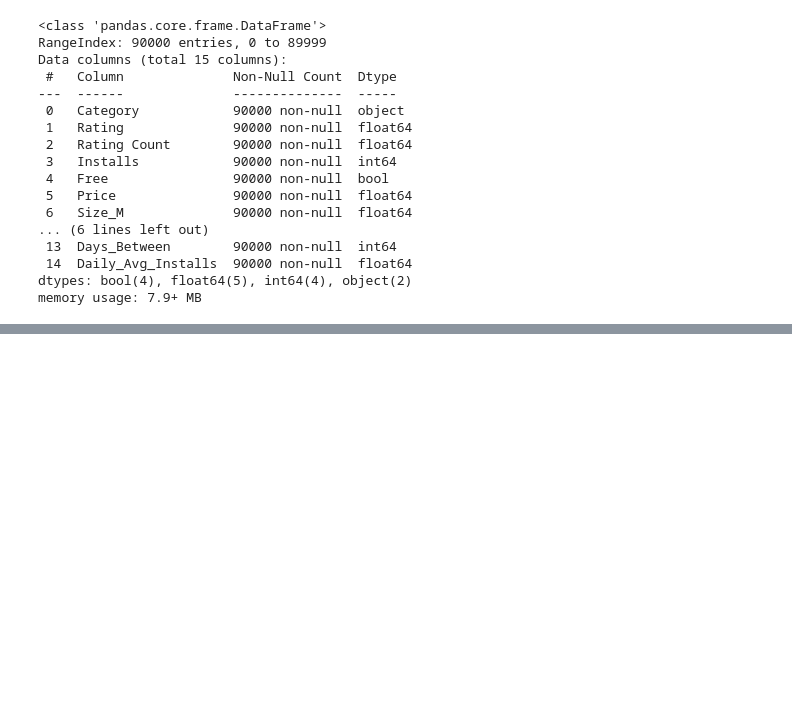
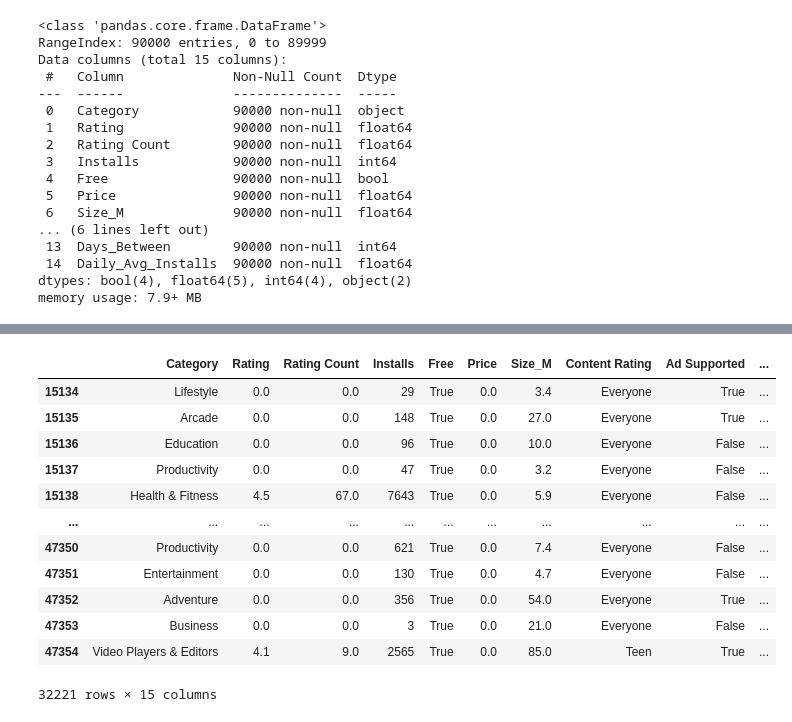
Before and after one commit to mostafa-fallaha/data-drift-simulation, a Jupyter notebook: new_data/new_data.ipynb, the cells around one changed output, grey strips where cells are left out. Saved outputs shown, nothing was run; the diff lists cells and outputs as text; code cells hidden in the pictures; blank space fills up the shorter version.

```diff
--- a/new_data/new_data.ipynb
+++ b/new_data/new_data.ipynb
@@ -83,0 +122,17 @@ df.to_csv(filepath, index=False)
+# %%
+df_B = df.loc[df['Released_Year'].isin([2018, 2019])]
+df_B
+# %% [output]
+|  | Category | Rating | Rating Count | Installs | Free | Price | Size_M | Content Rating | Ad Supported | ... |
+| 15134 | Lifestyle | 0.0 | 0.0 | 29 | True | 0.0 | 3.4 | Everyone | True | ... |
+| 15135 | Arcade | 0.0 | 0.0 | 148 | True | 0.0 | 27.0 | Everyone | True | ... |
+| 15136 | Education | 0.0 | 0.0 | 96 | True | 0.0 | 10.0 | Everyone | False | ... |
+| 15137 | Productivity | 0.0 | 0.0 | 47 | True | 0.0 | 3.2 | Everyone | False | ... |
+| 15138 | Health & Fitness | 4.5 | 67.0 | 7643 | True | 0.0 | 5.9 | Everyone | False | ... |
+| ... | ... | ... | ... | ... | ... | ... | ... | ... | ... | ... |
+| 47350 | Productivity | 0.0 | 0.0 | 621 | True | 0.0 | 7.4 | Everyone | False | ... |
+| 47351 | Entertainment | 0.0 | 0.0 | 130 | True | 0.0 | 4.7 | Everyone | False | ... |
+| 47352 | Adventure | 0.0 | 0.0 | 356 | True | 0.0 | 54.0 | Everyone | True | ... |
+| 47353 | Business | 0.0 | 0.0 | 3 | True | 0.0 | 21.0 | Everyone | False | ... |
+| 47354 | Video Players & Editors | 4.1 | 9.0 | 2565 | True | 0.0 | 85.0 | Teen | True | ... |
+32221 rows × 15 columns
```
Also changed, not shown: parts of 28 cells of this notebook, 4 other files.
